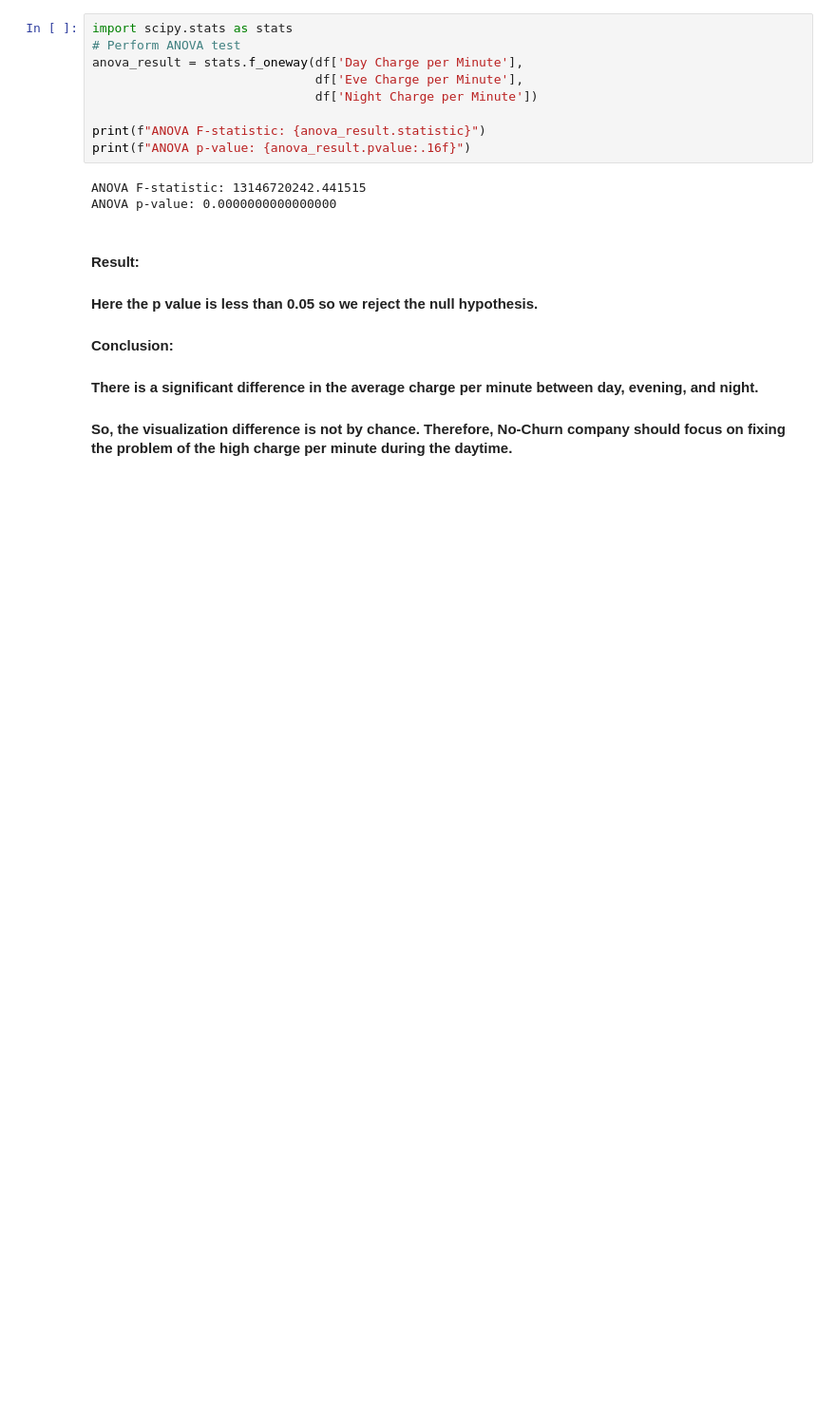
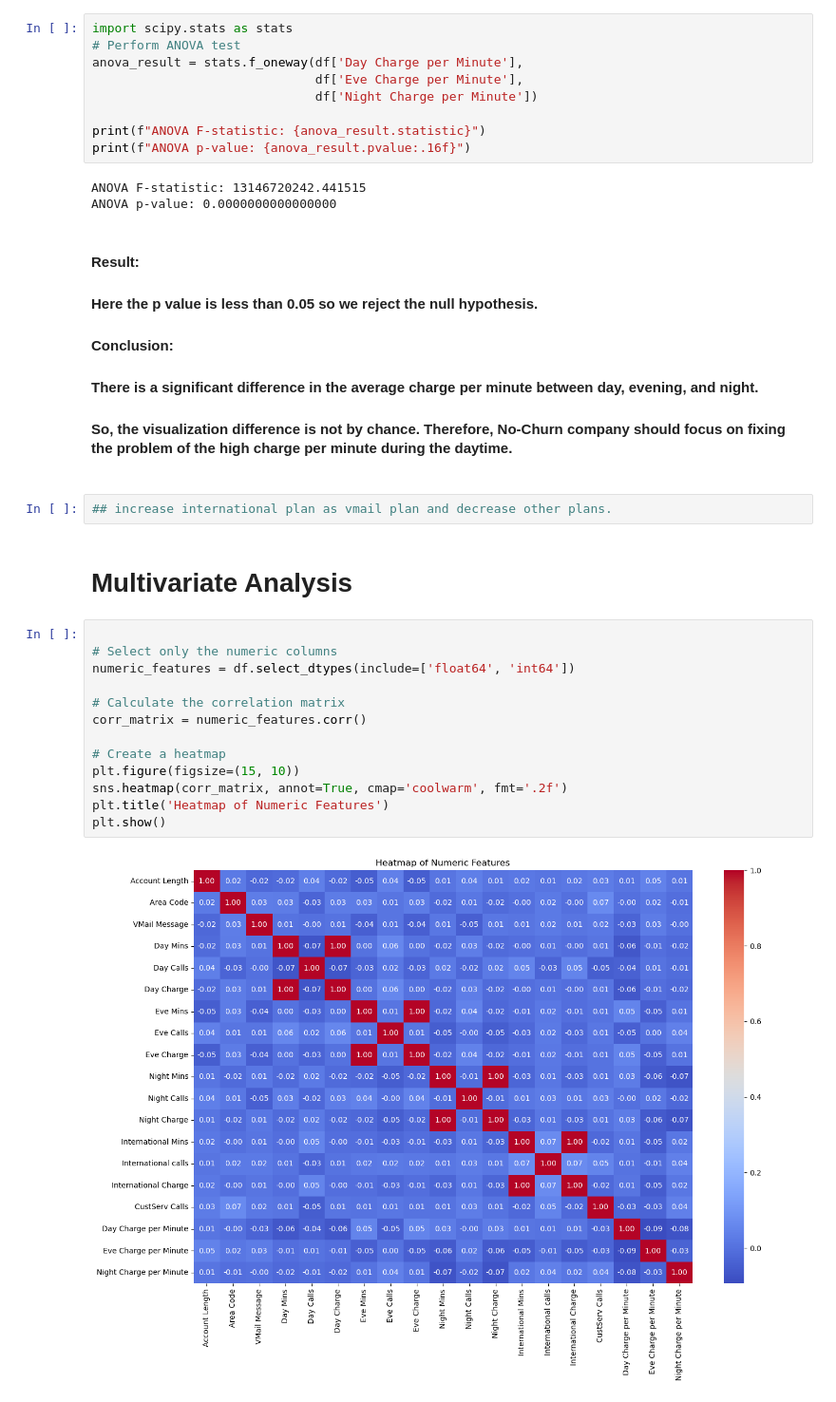
Before and after one commit to SweetyDhas/Live-Project, a Jupyter notebook: No Churn Telecom Project/No_Churn_Telecom.ipynb, the cells around one changed output. Shown at 95% size. Drawn from its saved outputs; the diff is of its cells as text; blank space fills up the shorter version.

```diff
--- a/No Churn Telecom Project/No_Churn_Telecom.ipynb
+++ b/No Churn Telecom Project/No_Churn_Telecom.ipynb
@@ -445,3 +445,22 @@ ANOVA p-value: 0.0000000000000000
 ####
 #### So, the visualization difference is not by chance. Therefore, No-Churn company should focus on fixing the problem of the high charge per minute during the daytime.
 ####
+# %%
+## increase international plan as vmail plan and decrease other plans.
+# %% [markdown]
+# Multivariate Analysis
+# %%
+
+# Select only the numeric columns
+numeric_features = df.select_dtypes(include=['float64', 'int64'])
+
+# Calculate the correlation matrix
+corr_matrix = numeric_features.corr()
+
+# Create a heatmap
+plt.figure(figsize=(15, 10))
+sns.heatmap(corr_matrix, annot=True, cmap='coolwarm', fmt='.2f')
+plt.title('Heatmap of Numeric Features')
+plt.show()
+# %% [output]
+[figure, added]
```
